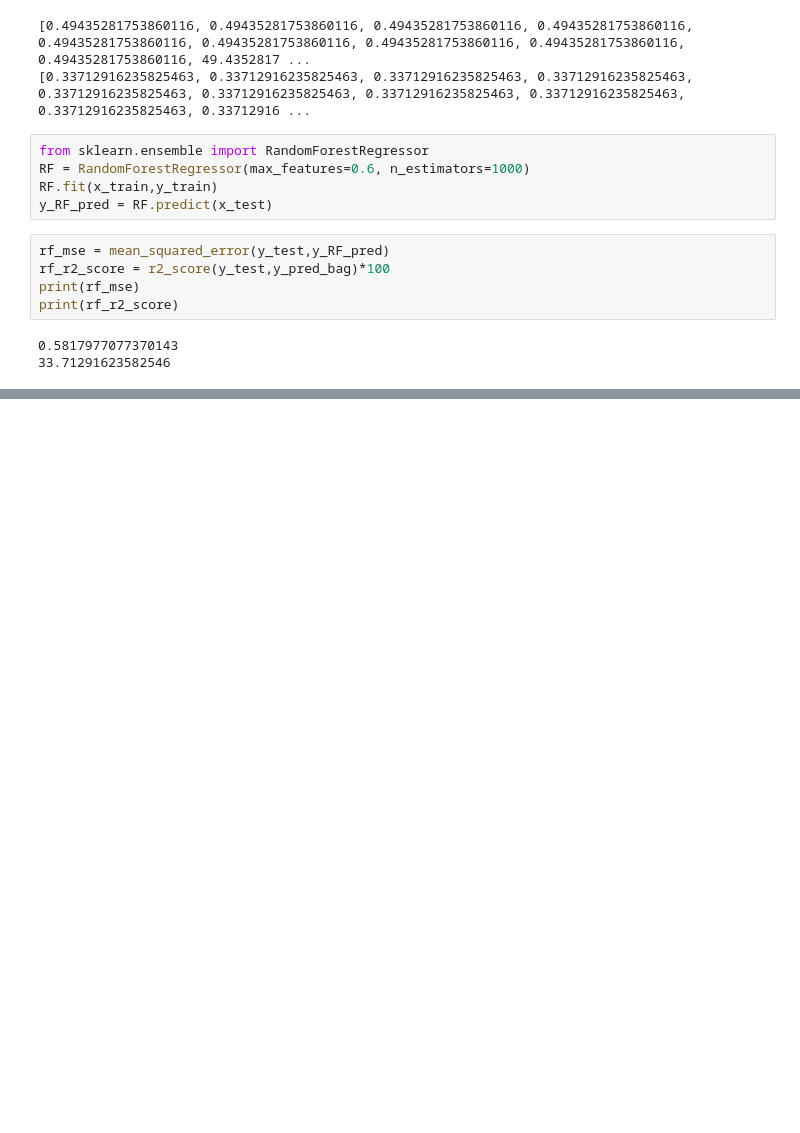
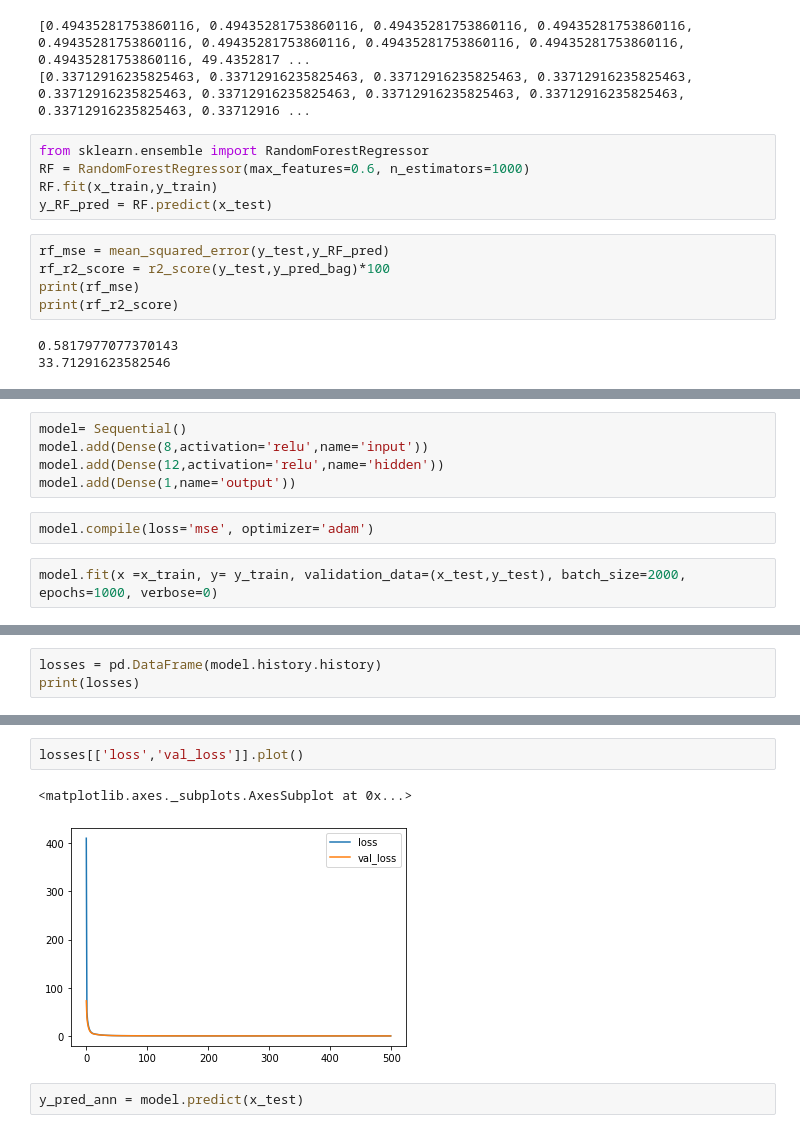
Before and after one commit to sarkar2527/DSAP, a Jupyter notebook: Analytics_vidhya.ipynb, the cells around one changed output, grey strips where cells are left out. Drawn from its saved outputs; the diff is of its cells as text; blank space fills up the shorter version.

```diff
--- a/Analytics_vidhya.ipynb
+++ b/Analytics_vidhya.ipynb
@@ -292,0 +312,9 @@ print(rf_r2_score)
+# %%
+model= Sequential()
+model.add(Dense(8,activation='relu',name='input'))
+model.add(Dense(12,activation='relu',name='hidden'))
+model.add(Dense(1,name='output'))
+# %%
+model.compile(loss='mse', optimizer='adam')
+# %%
+model.fit(x =x_train, y= y_train, validation_data=(x_test,y_test), batch_size=2000, epochs=1000, verbose=0)
@@ -292,0 +323,3 @@ print(rf_r2_score)
+# %%
+losses = pd.DataFrame(model.history.history)
+print(losses)
@@ -292,0 +341,7 @@ print(rf_r2_score)
+# %%
+losses[['loss','val_loss']].plot()
+# %% [output]
+<matplotlib.axes._subplots.AxesSubplot at 0x...>
+[figure, added]
+# %%
+y_pred_ann = model.predict(x_test)
```
Also changed, not shown: parts of 12 cells of this notebook.
